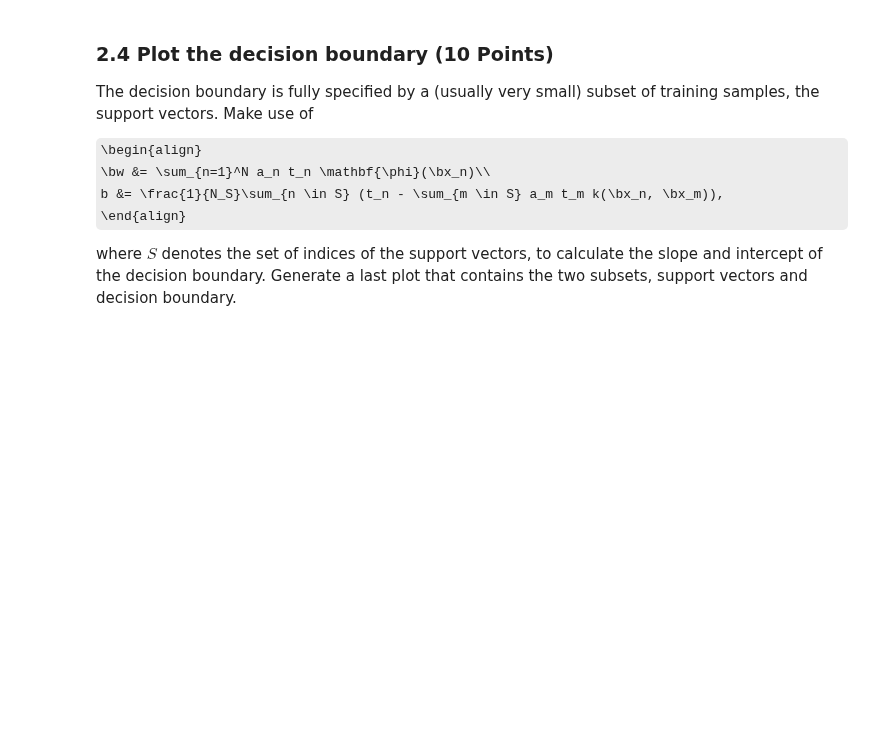
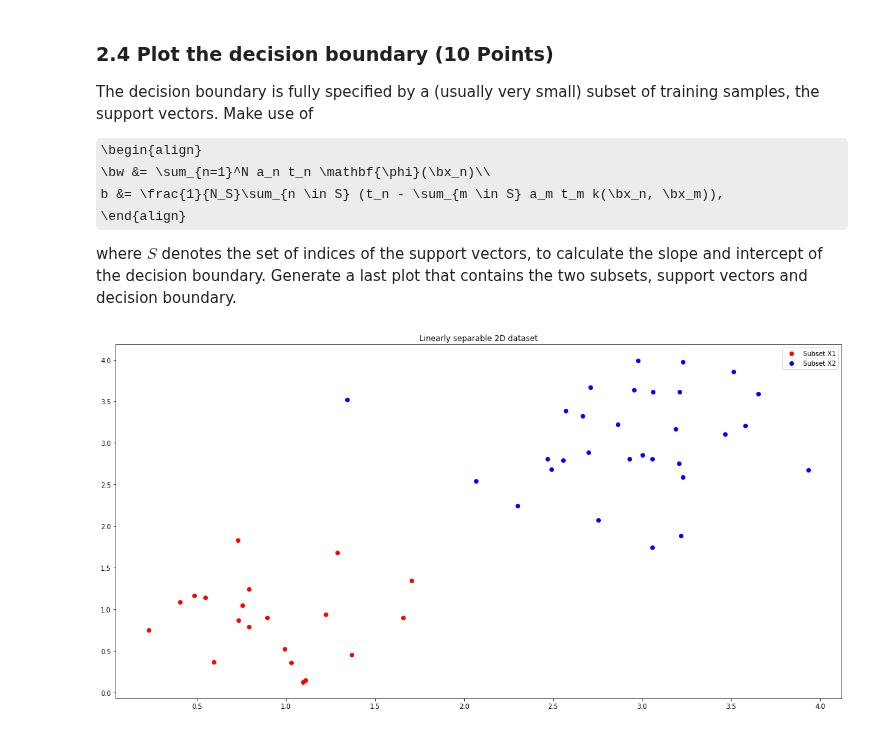
Before and after one commit to ML77777/ML1-18, a Jupyter notebook: Bobbie/lab3.ipynb, the cells around one changed output. Cells and saved outputs as stored; diff of their text form; code cells hidden in the pictures; some formulas as TeX source; blank space fills up the shorter version.

```diff
--- a/Bobbie/lab3.ipynb
+++ b/Bobbie/lab3.ipynb
@@ -550,0 +623,15 @@ raise NotImplementedError()
+# %%
+w = np.transpose(X.T * (a*t)).sum(axis=0)
+b =
+
+y = np.matmul(x)
+
+plt.plot(X1[:,0], X1[:,1], 'ro', label="Subset X1")
+plt.plot(X2[:,0], X2[:,1], 'bo', label="Subset X2")
+#plt.plot(, 'go', label="Support Vectors")
+plt.legend()
+plt.title("Linearly separable 2D dataset")
+
+plt.show()
+# %% [output]
+[figure, added]
```
Also changed, not shown: parts of 11 cells of this notebook.
